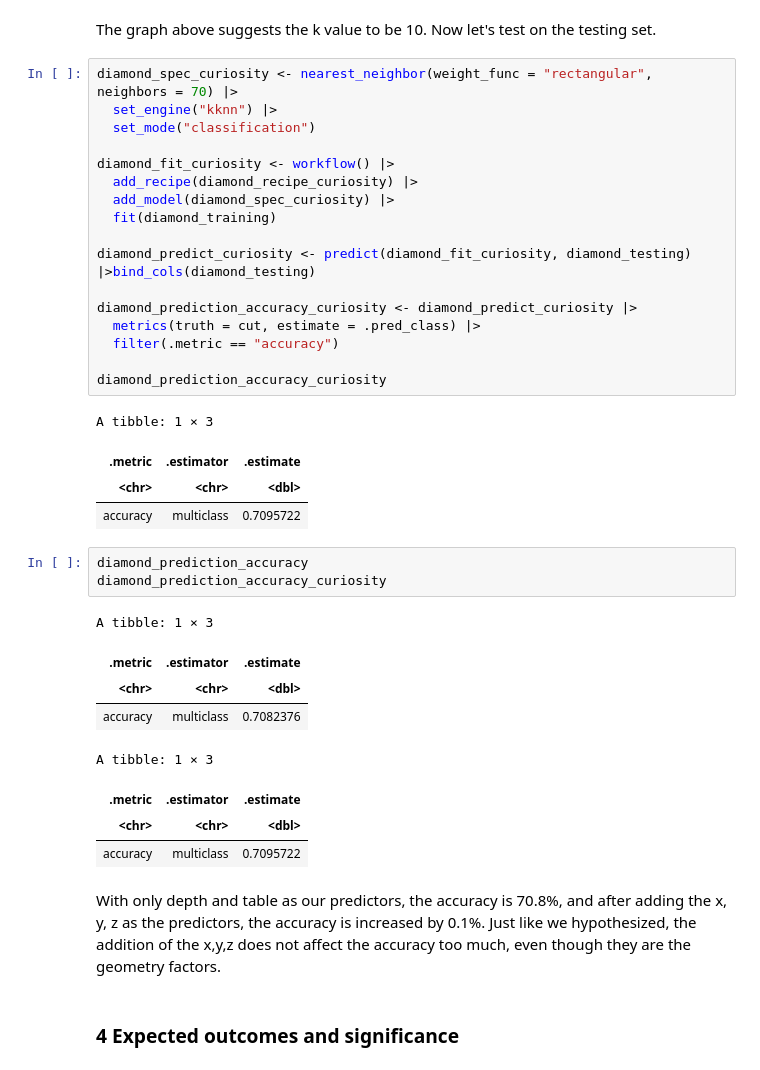
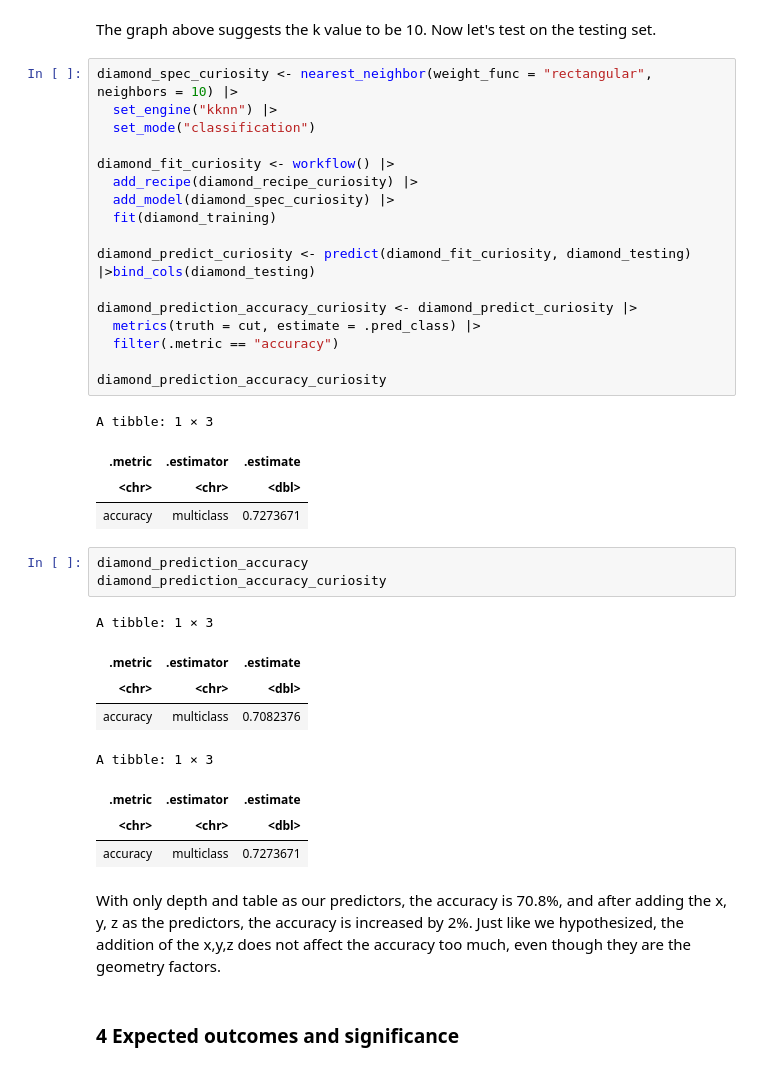
Before and after one commit to rubydelang/sonar_data, a Jupyter notebook: project_diamond.ipynb, the cells around one changed output. Saved outputs shown, nothing was run; the diff lists cells and outputs as text.

```diff
--- a/project_diamond.ipynb
+++ b/project_diamond.ipynb
@@ -259,27 +257,27 @@ accuracy_curiosity_plot
 # %% [markdown]
 The graph above suggests the k value to be 10. Now let's test on the testing set.
 # %%
-diamond_spec_curiosity <- nearest_neighbor(weight_func = "rectangular", neighbors = 70) |>
+diamond_spec_curiosity <- nearest_neighbor(weight_func = "rectangular", neighbors = 10) |>
   set_engine("kknn") |>
   set_mode("classification")
 
 diamond_fit_curiosity <- workflow() |>
   add_recipe(diamond_recipe_curiosity) |>
   add_model(diamond_spec_curiosity) |>
   fit(diamond_training)
 
 diamond_predict_curiosity <- predict(diamond_fit_curiosity, diamond_testing) |>bind_cols(diamond_testing)
 
 diamond_prediction_accuracy_curiosity <- diamond_predict_curiosity |>
   metrics(truth = cut, estimate = .pred_class) |>
   filter(.metric == "accuracy")
 
 diamond_prediction_accuracy_curiosity
 # %% [output]
 A tibble: 1 × 3
 | .metric | .estimator | .estimate |
 | <chr> | <chr> | <dbl> |
-| accuracy | multiclass | 0.7095722 |
+| accuracy | multiclass | 0.7273671 |
 # %%
 diamond_prediction_accuracy
 diamond_prediction_accuracy_curiosity
@@ -291,9 +289,9 @@ A tibble: 1 × 3
 A tibble: 1 × 3
 | .metric | .estimator | .estimate |
 | <chr> | <chr> | <dbl> |
-| accuracy | multiclass | 0.7095722 |
+| accuracy | multiclass | 0.7273671 |
 # %% [markdown]
-With only depth and table as our predictors, the accuracy is 70.8%, and after adding the x, y, z as the predictors, the accuracy is increased by 0.1%. Just like we hypothesized, the addition of the x,y,z does not affect the accuracy too much, even though they are the geometry factors.
+With only depth and table as our predictors, the accuracy is 70.8%, and after adding the x, y, z as the predictors, the accuracy is increased by 2%. Just like we hypothesized, the addition of the x,y,z does not affect the accuracy too much, even though they are the geometry factors.
 # %% [markdown]
 ### 4 Expected outcomes and significance
 # %% [markdown]
```
Also changed, not shown: parts of 4 cells of this notebook.
